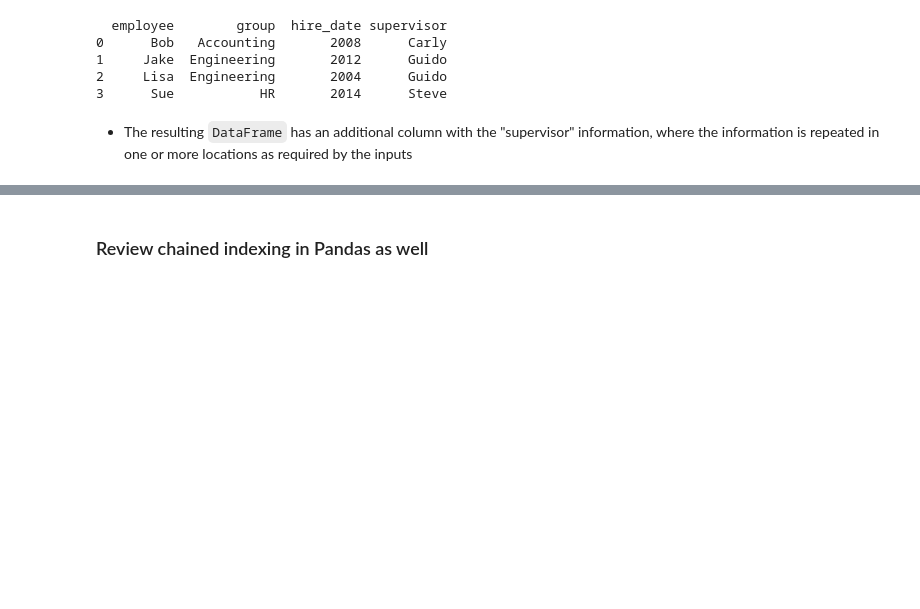
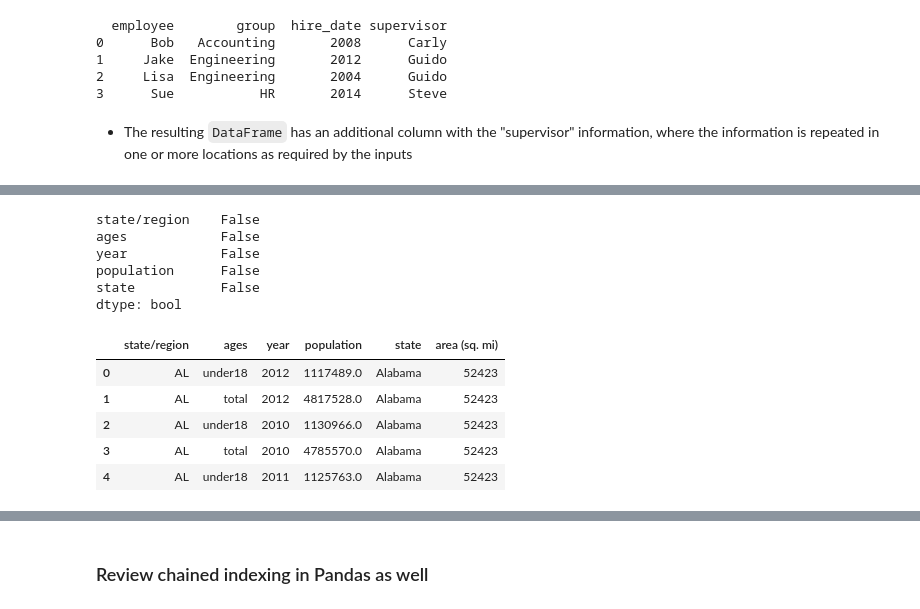
Before and after one commit to mjkeene/ML, a Jupyter notebook: python_data_science_handbook/3_data_manipulation_with_pandas.ipynb, the cells around one changed output, grey strips where cells are left out. Drawn from its saved outputs; the diff is of its cells as text; code cells hidden in the pictures; blank space fills up the shorter version.

```diff
--- a/python_data_science_handbook/3_data_manipulation_with_pandas.ipynb
+++ b/python_data_science_handbook/3_data_manipulation_with_pandas.ipynb
@@ -2100,0 +2362,4 @@ print(pd.merge(df3, df4))
+# %%
+pop = pd.read_csv('state-population.csv')
+areas = pd.read_csv('state-areas.csv')
+abbrevs = pd.read_csv('state-abbrevs.csv')
@@ -2100,0 +2387,6 @@ print(pd.merge(df3, df4))
+# %%
+# Rank US states by their 2010 population density
+
+merged = pd.merge(pop, abbrevs, left_on='state/region', right_on='abbreviation')
+merged = merged.drop('abbreviation', axis=1) # drop duplicate column
+merged.head()
@@ -2100,0 +2400,20 @@ print(pd.merge(df3, df4))
+# %%
+# Let's check if there were any mismatches by checking rows with nulls
+merged.isnull().any()
+# %% [output]
+state/region    False
+ages            False
+year            False
+population      False
+state           False
+dtype: bool
+# %%
+final = pd.merge(merged, areas, on='state', how='left')
+final.head()
+# %% [output]
+|  | state/region | ages | year | population | state | area (sq. mi) |
+| 0 | AL | under18 | 2012 | 1117489.0 | Alabama | 52423 |
+| 1 | AL | total | 2012 | 4817528.0 | Alabama | 52423 |
+| 2 | AL | under18 | 2010 | 1130966.0 | Alabama | 52423 |
+| 3 | AL | total | 2010 | 4785570.0 | Alabama | 52423 |
+| 4 | AL | under18 | 2011 | 1125763.0 | Alabama | 52423 |
```
Also changed, not shown: parts of 75 cells of this notebook, 3 other files.
